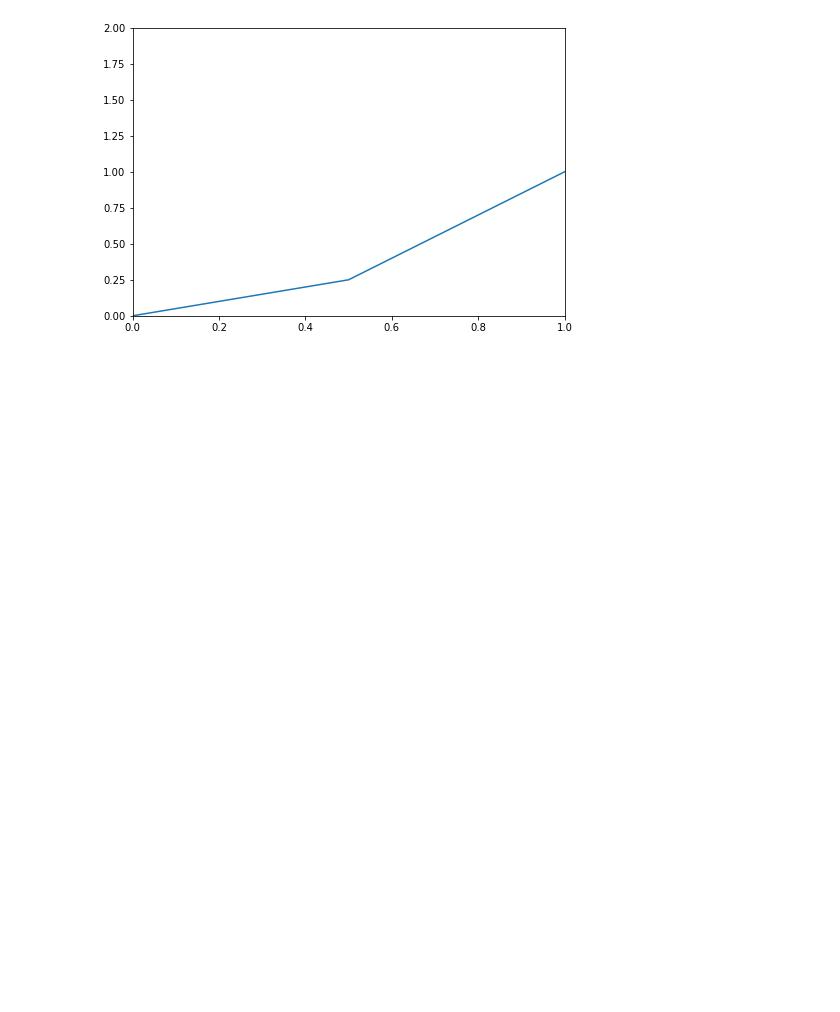
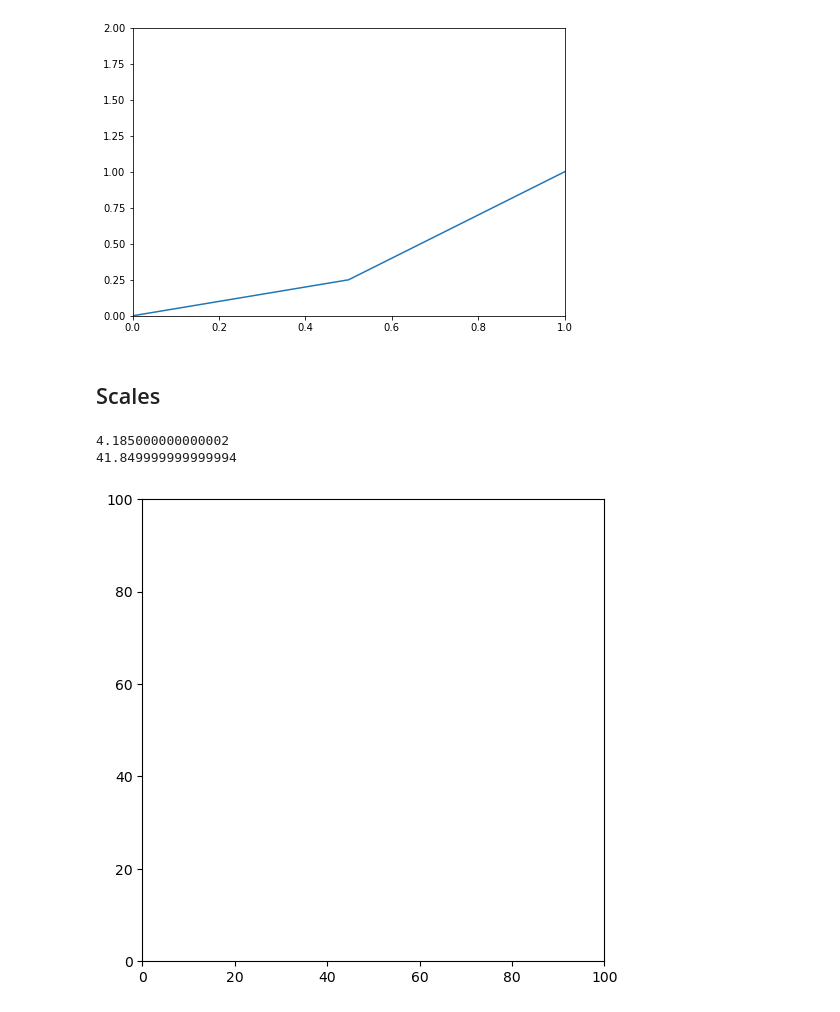
Before and after one commit to davidul/data-science, a Jupyter notebook: 05-matplotlib/matplotlib.ipynb, the cells around one changed output. Drawn from its saved outputs; the diff is of its cells as text; code cells hidden in the pictures; blank space fills up the shorter version.

```diff
--- a/05-matplotlib/matplotlib.ipynb
+++ b/05-matplotlib/matplotlib.ipynb
@@ -149,3 +168,16 @@ ax.set_ylim([0,2])
 # %% [output]
 (0.0, 2.0)
 [figure]
+# %% [markdown]
+## Scales
+# %%
+fig = plt.figure(figsize=(6,6))
+ax = plt.subplot(1,1,1, aspect=1, xlim=[0,100], ylim=[0,100])
+P0,P1,P2,P3 = (0.1,0.1),(1,1),(10,10),(100,100)
+transform = ax.transData.transform
+print((transform(P1) - transform(P0))[0])
+print((transform(P2) - transform(P1))[0])
+# %% [output]
+4.185000000000002
+41.849999999999994
+[figure, added]
```
Also changed, not shown: parts of 8 cells of this notebook.
